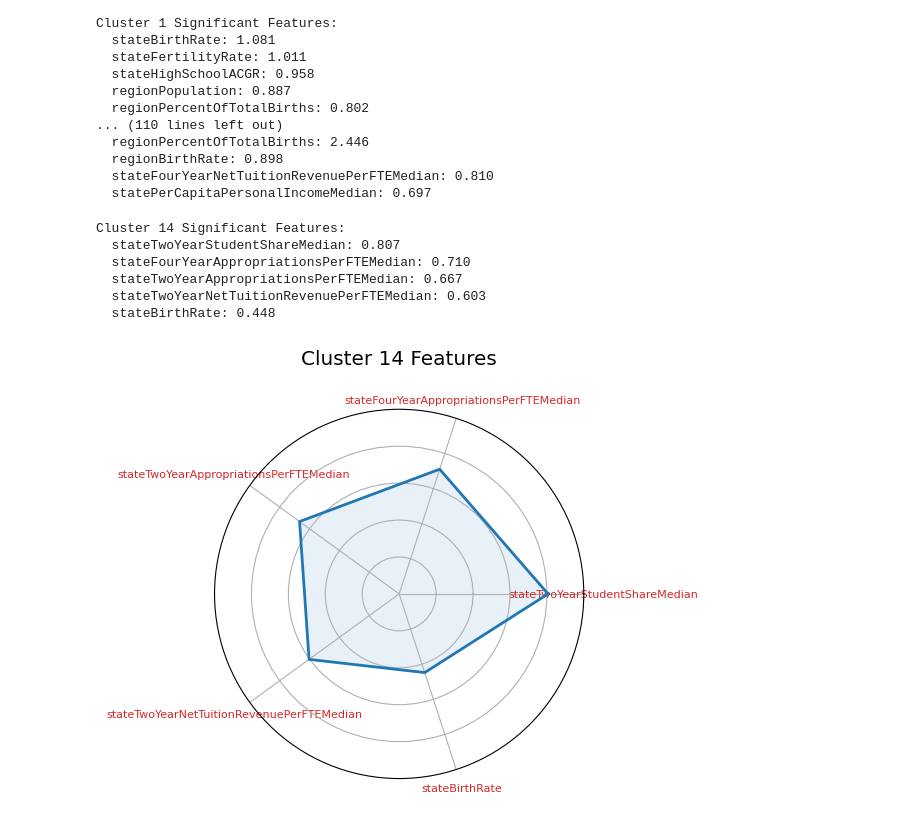
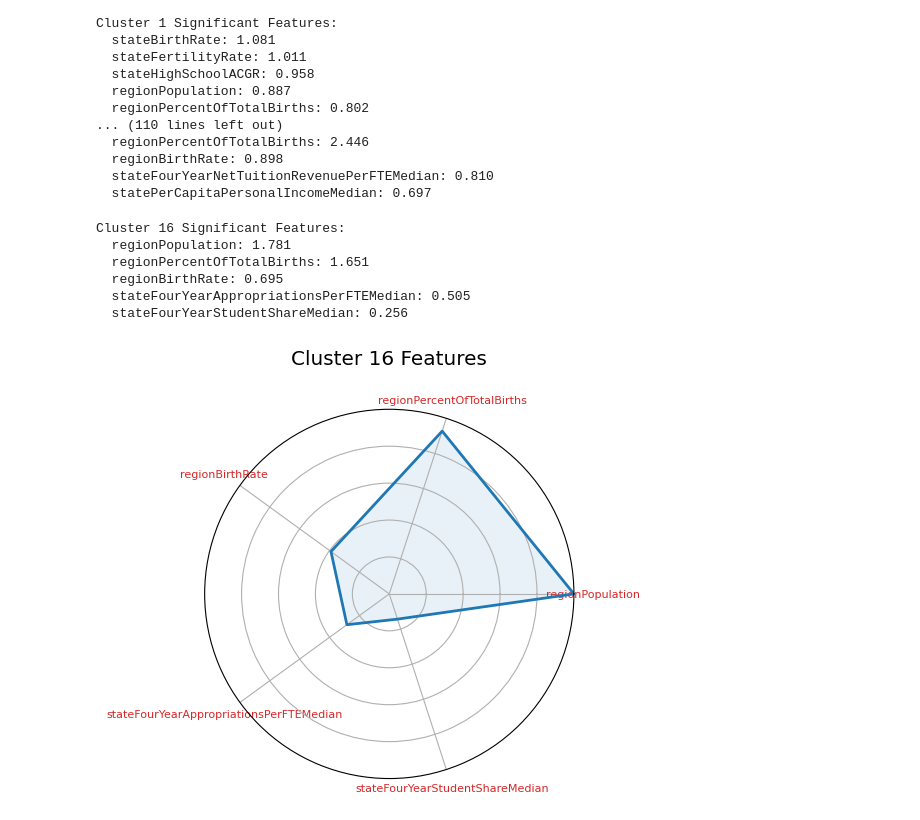
Before and after one commit to SepehrAkbari/enrollment-cliff, a Jupyter notebook: data/analysis.ipynb, the cells around one changed output. Drawn from its saved outputs; the diff is of its cells as text; code cells hidden in the pictures.

```diff
--- a/data/analysis.ipynb
+++ b/data/analysis.ipynb
@@ -699,46 +699,45 @@ def plot_cluster_spider(cluster_id, feature_dict):
     N = len(feature_dict)
 
     max_value = max(feature_dict.values())
     if max_value > 1:
         normalized_values = {k: v / max_value for k, v in feature_dict.items()}
     else:
         normalized_values = feature_dict
 
     angles = [n / float(N) * 2 * math.pi for n in range(N)]
     angles += angles[:1]
 
     ax = plt.subplot(111, polar=True)
     plt.xticks(angles[:-1], list(normalized_values.keys()), color='tab:red', size=8)
     ax.set_rlabel_position(0)
     plt.yticks([0.2, 0.4, 0.6, 0.8], ["", "", "", ""])
     plt.ylim(0, 1)
 
     values = list(normalized_values.values())
     values += values[:1]
 
     ax.plot(angles, values, linewidth=2, linestyle='solid', color='tab:blue')
     ax.fill(angles, values, 'tab:blue', alpha=0.1)
     plt.title(f'Cluster {cluster_id} Features', y=1.1)
     plt.tight_layout()
     plt.show()
 
-if __name__ == "__main__":
-    results = {}
-    for cluster_id in range(optimal_k):
-        results[cluster_id] = analyze_cluster(cluster_id, shap_values)
+results = {}
+for cluster_id in range(optimal_k):
+    results[cluster_id] = analyze_cluster(cluster_id, shap_values)
 
-    cluster_id = 14
+cluster_id = 16
 
-    print(f"\nCluster {cluster_id} Significant Features:")
-    for feature, score in results[cluster_id].items():
-        print(f"  {feature}: {score:.3f}")
+print(f"\nCluster {cluster_id} Significant Features:")
+for feature, score in results[cluster_id].items():
+    print(f"  {feature}: {score:.3f}")
 
-    plot_cluster_spider(cluster_id, results[cluster_id])
+plot_cluster_spider(cluster_id, results[cluster_id])
 # %% [output]
-Cluster 14 Significant Features:
-  stateTwoYearStudentShareMedian: 0.807
-  stateFourYearAppropriationsPerFTEMedian: 0.710
-  stateTwoYearAppropriationsPerFTEMedian: 0.667
-  stateTwoYearNetTuitionRevenuePerFTEMedian: 0.603
-  stateBirthRate: 0.448
+Cluster 16 Significant Features:
+  regionPopulation: 1.781
+  regionPercentOfTotalBirths: 1.651
+  regionBirthRate: 0.695
+  stateFourYearAppropriationsPerFTEMedian: 0.505
+  stateFourYearStudentShareMedian: 0.256
-[figure, old version]
+[figure, new version]
```
Also changed, not shown: parts of 12 cells of this notebook, 1 other file.
